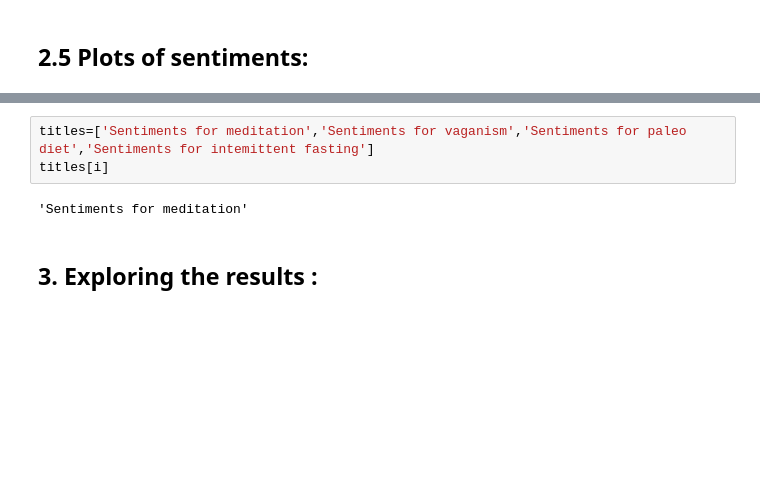
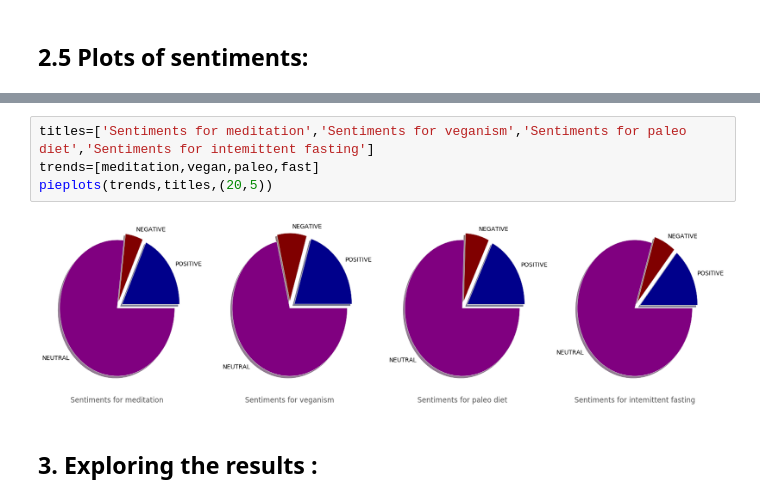
Before and after one commit to Firas11993/ada2017, a Jupyter notebook: Project/Project.ipynb, the cells around one changed output, grey strips where cells are left out. Cells and saved outputs as stored; diff of their text form; blank space fills up the shorter version.

```diff
--- a/Project/Project.ipynb
+++ b/Project/Project.ipynb
@@ -718,8 +705,9 @@ plt.show()
 # %%
-titles=['Sentiments for meditation','Sentiments for vaganism','Sentiments for paleo diet','Sentiments for intemittent fasting']
-titles[i]
+titles=['Sentiments for meditation','Sentiments for veganism','Sentiments for paleo diet','Sentiments for intemittent fasting']
+trends=[meditation,vegan,paleo,fast]
+pieplots(trends,titles,(20,5))
 # %% [output]
-'Sentiments for meditation'
+[figure, added]
 # %% [markdown]
 ## 3. Exploring the results :
 # %%
```
Also changed, not shown: parts of 9 cells of this notebook, 3 other files.
